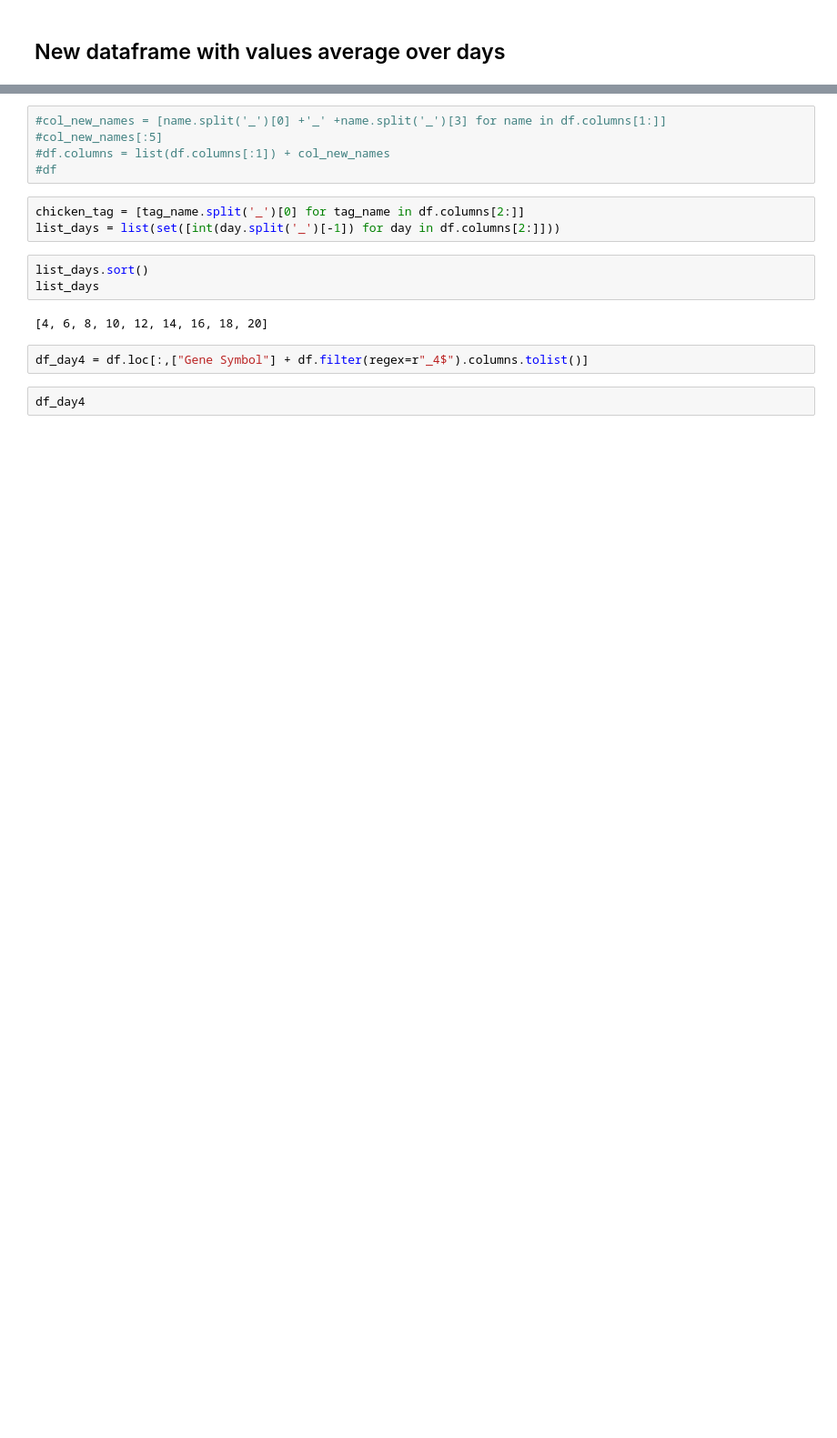
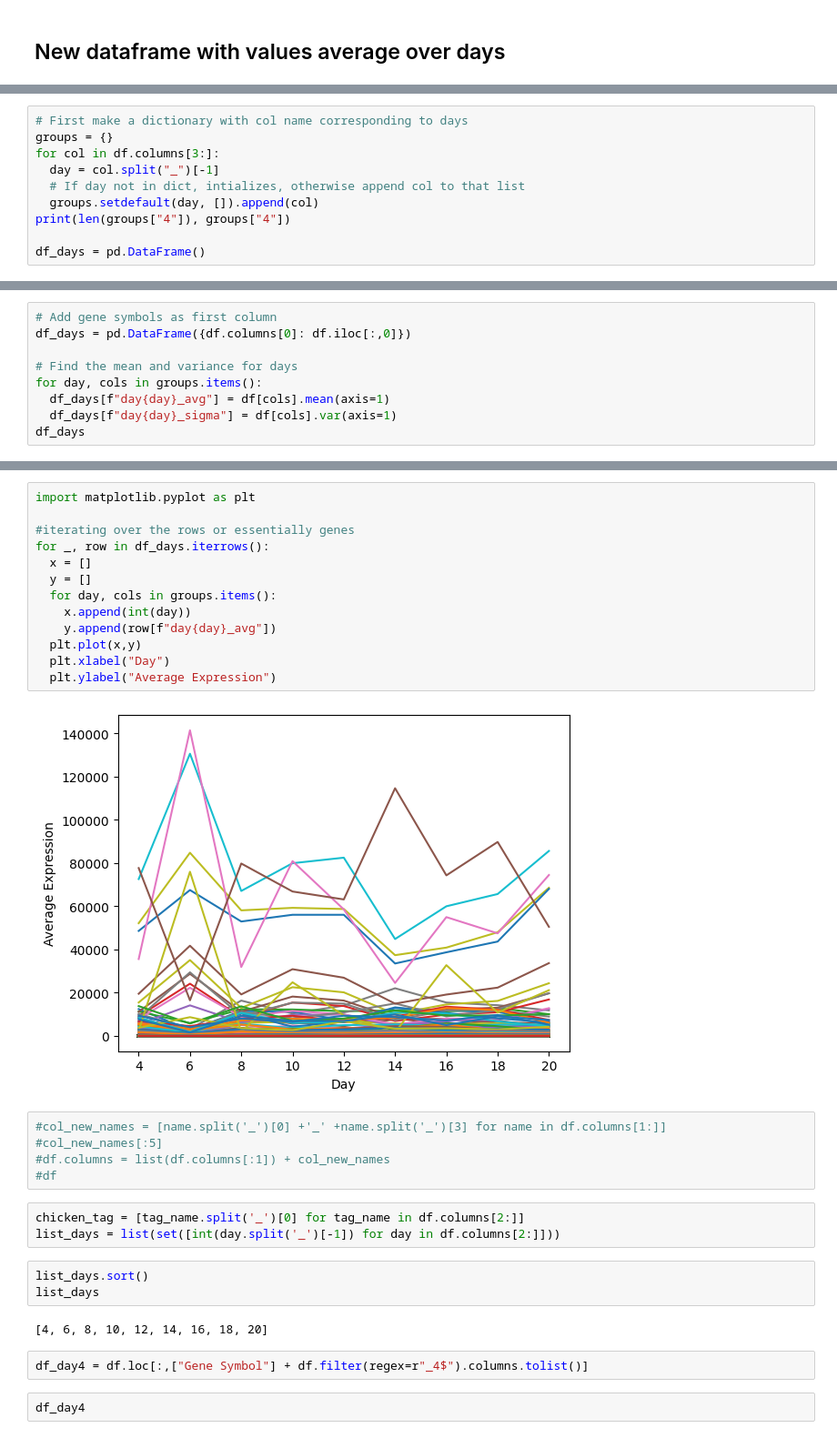
Before and after one commit to NSF-DARSE/YolktoFeed, a Jupyter notebook: JupyterNotebook/liverHEDI.ipynb, the cells around one changed output, grey strips where cells are left out. Shown at 91% size. Cells and saved outputs as stored; diff of their text form; blank space fills up the shorter version.

Commit message:
individaul day average and sigma plotted across days

```diff
--- a/JupyterNotebook/liverHEDI.ipynb
+++ b/JupyterNotebook/liverHEDI.ipynb
@@ -115,0 +114,10 @@ df_days = df
+# %%
+# First make a dictionary with col name corresponding to days
+groups = {}
+for col in df.columns[3:]:
+  day = col.split("_")[-1]
+  # If day not in dict, intializes, otherwise append col to that list
+  groups.setdefault(day, []).append(col)
+print(len(groups["4"]), groups["4"])
+
+df_days = pd.DataFrame()
@@ -115,0 +126,9 @@ df_days = df
+# %%
+# Add gene symbols as first column
+df_days = pd.DataFrame({df.columns[0]: df.iloc[:,0]})
+
+# Find the mean and variance for days
+for day, cols in groups.items():
+  df_days[f"day{day}_avg"] = df[cols].mean(axis=1)
+  df_days[f"day{day}_sigma"] = df[cols].var(axis=1)
+df_days
@@ -116,3 +149,18 @@ df_days = df
+# %%
+import matplotlib.pyplot as plt
+
+#iterating over the rows or essentially genes
+for _, row in df_days.iterrows():
+  x = []
+  y = []
+  for day, cols in groups.items():
+    x.append(int(day))
+    y.append(row[f"day{day}_avg"])
+  plt.plot(x,y)
+  plt.xlabel("Day")
+  plt.ylabel("Average Expression")
+# %% [output]
+[figure, added]
 # %%
 #col_new_names = [name.split('_')[0] +'_' +name.split('_')[3] for name in df.columns[1:]]
 #col_new_names[:5]
```
Also changed, not shown: parts of 6 cells of this notebook.
